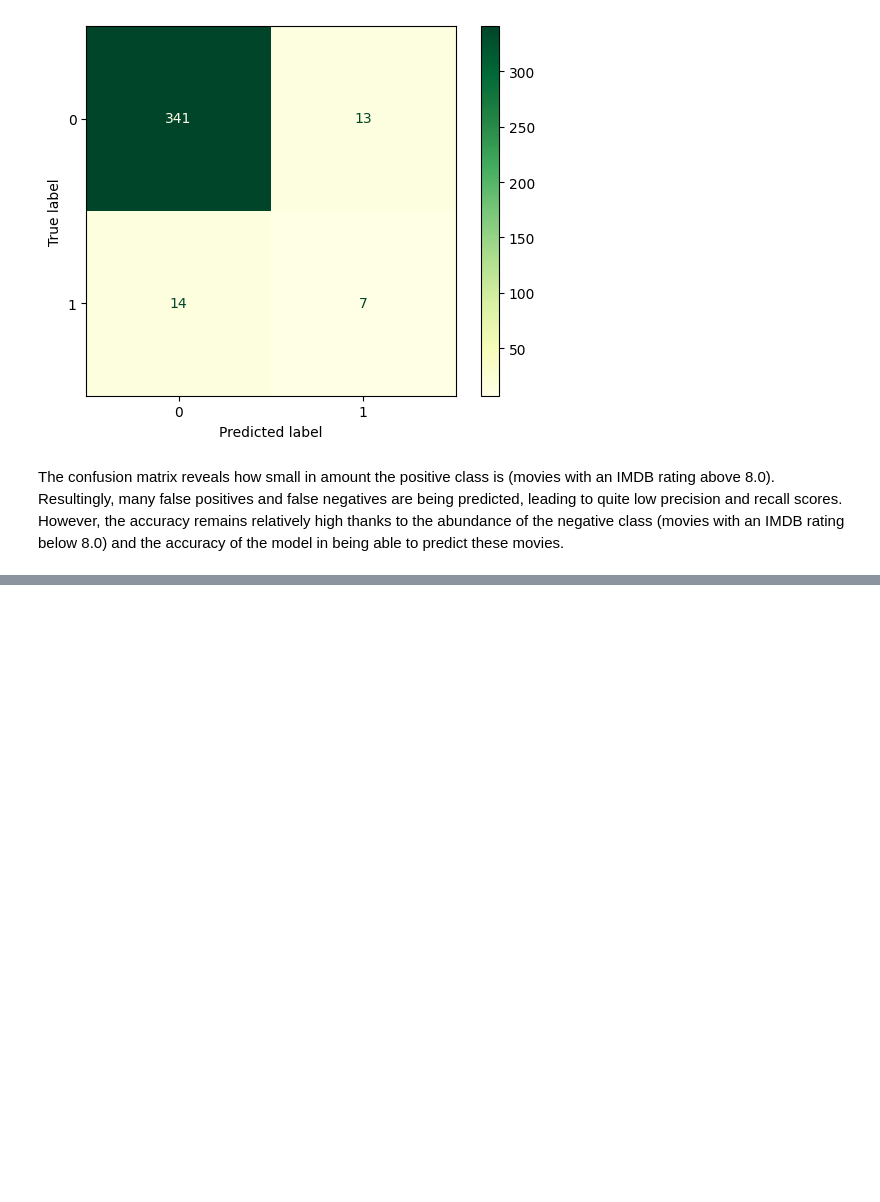
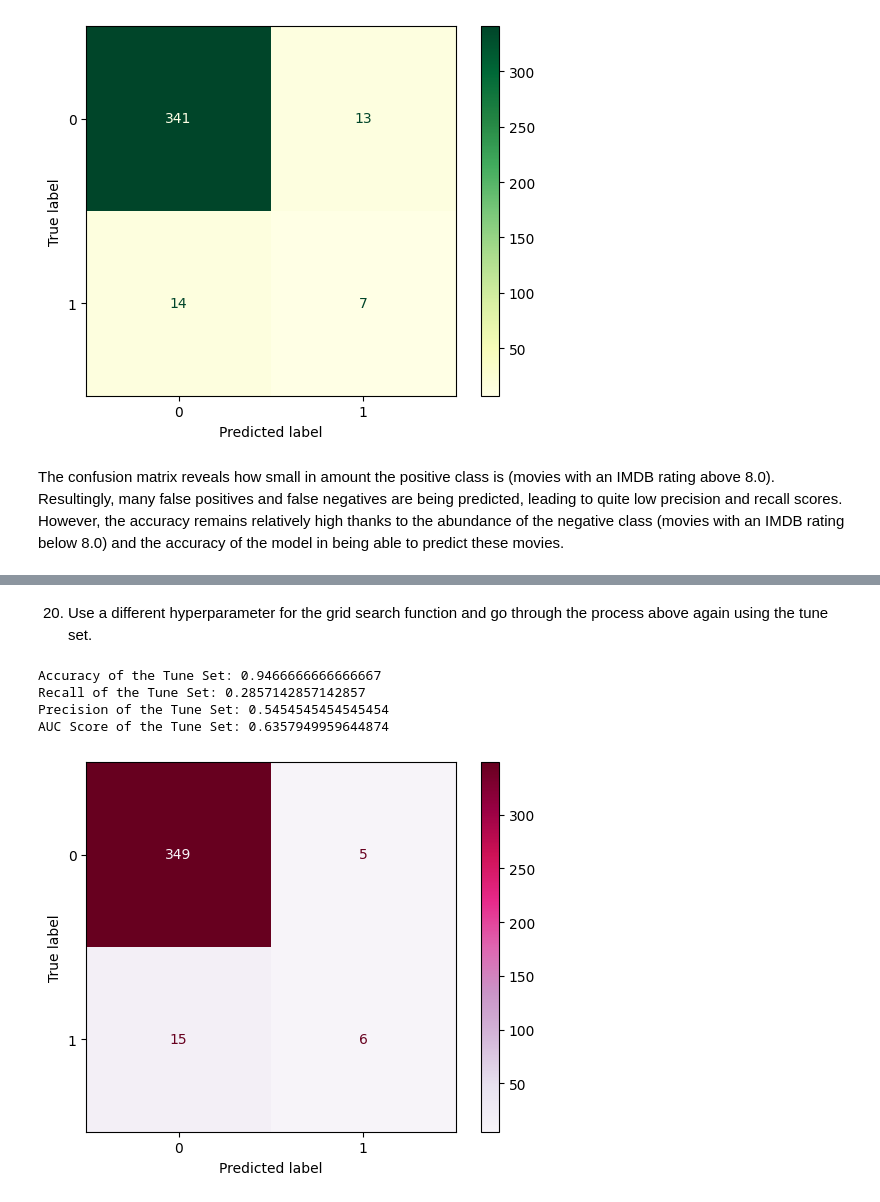
Before and after one commit to masonnicoletti/DS-3021, a Jupyter notebook: 08_DT_Class/dt_lab.ipynb, the cells around one changed output, grey strips where cells are left out. Cells and saved outputs as stored; diff of their text form; code cells hidden in the pictures; blank space fills up the shorter version.

```diff
--- a/08_DT_Class/dt_lab.ipynb
+++ b/08_DT_Class/dt_lab.ipynb
@@ -384,0 +391,43 @@ The confusion matrix reveals how small in amount the positive class is (movies w
+# %% [markdown]
+20. Use a different hyperparameter for the grid search function and go through the process above again using the tune set.
+# %%
+# Define a new parameter to run the decision tree model grid search on
+# Parameter: min_samples_split
+min_samples_split_param = {"min_samples_split": [2, 5, 10, 15, 20]}
+
+# Instantiate another grid search with this new parameter
+search2 = GridSearchCV(dt, min_samples_split_param, scoring=scoring_metrics, n_jobs=1, refit='f1', cv=kf)
+
+# Execute the grid search on the train data
+dt_model2 = search2.fit(x_train, y_train)
+
+# Determine the best model based on the min_sample_split parameter
+best_model2 = dt_model2.best_estimator_
+#best_model2
+
+# Predict on the tune data using the best model
+pred2 = dt_model2.predict(x_tune)
+
+# Calculate the performance metrics based on the predicted values
+tune_accuracy2 = accuracy_score(y_tune, pred2)
+tune_precision2 = precision_score(y_tune, pred2)
+tune_recall2 = recall_score(y_tune, pred2)
+tune_auc2 = roc_auc_score(y_tune, pred2)
+
+# Print performance metrics of the tune set
+print("Accuracy of the Tune Set:", tune_accuracy2)
+print("Recall of the Tune Set:", tune_recall2)
+print("Precision of the Tune Set:", tune_precision2)
+print("AUC Score of the Tune Set:", tune_auc2)
+
+# Create a Confusion Matrix from the tune predictions and the new model
+cm = confusion_matrix(y_tune, pred2)
+cm_display = ConfusionMatrixDisplay(confusion_matrix=cm, display_labels=dt_model2.classes_)
+cm_display.plot(cmap='PuRd')
+plt.show()
+# %% [output]
+Accuracy of the Tune Set: 0.9466666666666667
+Recall of the Tune Set: 0.2857142857142857
+Precision of the Tune Set: 0.5454545454545454
+AUC Score of the Tune Set: 0.6357949959644874
+[figure, added]
```
Also changed, not shown: parts of 17 cells of this notebook.
